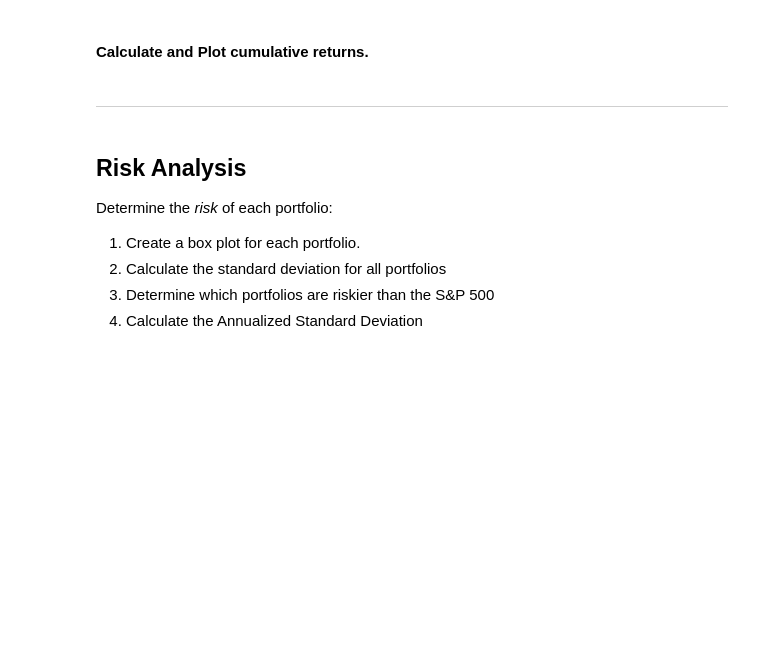
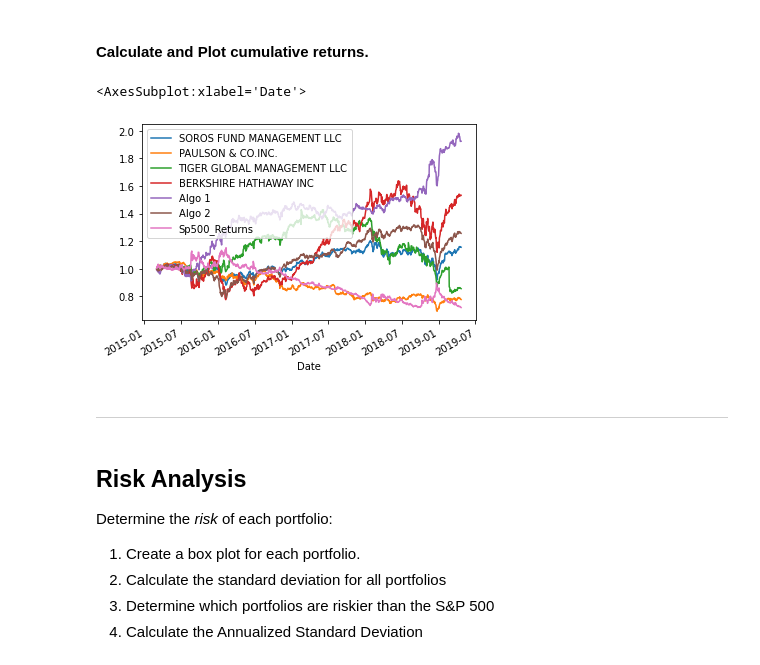
Before and after one commit to Aqui1983/Module_4_challenge, a Jupyter notebook: Module_4_challenge_starter_code/whale_analysis.ipynb, the cells around one changed output. Drawn from its saved outputs; the diff is of its cells as text; code cells hidden in the pictures; blank space fills up the shorter version.

```diff
--- a/Module_4_challenge_starter_code/whale_analysis.ipynb
+++ b/Module_4_challenge_starter_code/whale_analysis.ipynb
@@ -207,8 +216,13 @@ In this section, you will calculate and visualize performance and risk metrics f
 #### Calculate and Plot cumulative returns.
 # %%
 # Calculate cumulative returns of all portfolios
+combined_cumulative_returns = (1 + combined_returns_df).cumprod()
 
 # Plot cumulative returns
+combined_cumulative_returns.plot()
+# %% [output]
+<AxesSubplot:xlabel='Date'>
+[figure, added]
 # %% [markdown]
 ---
 # %% [markdown]
```
Also changed, not shown: parts of 39 cells of this notebook.
